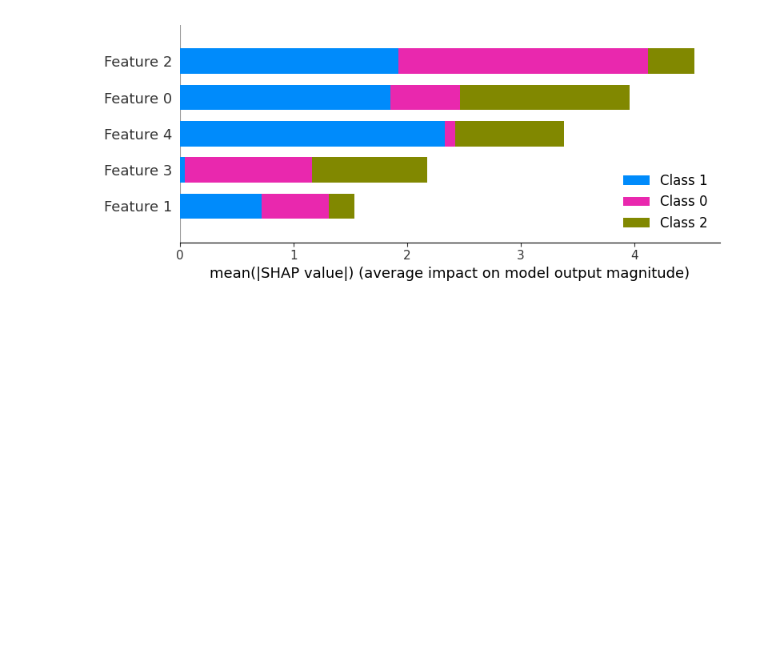
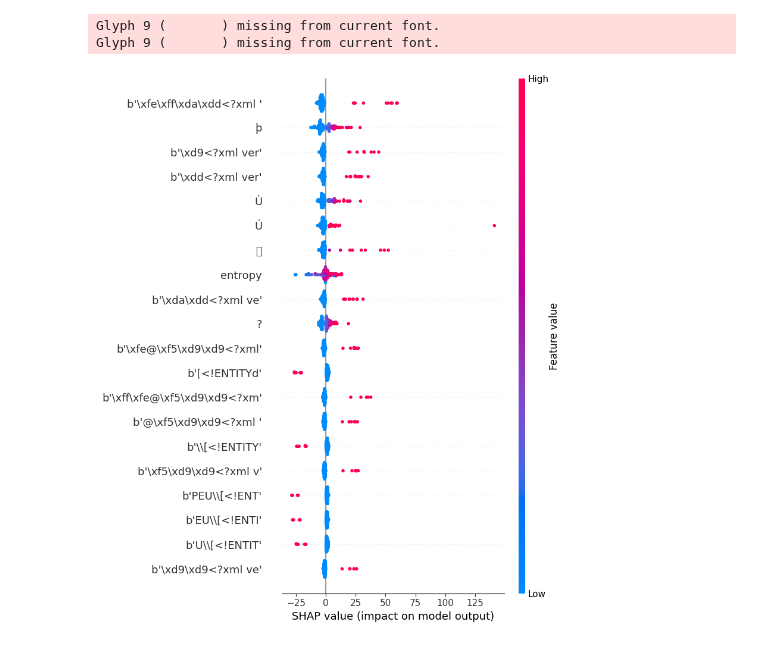
Before and after one commit to gavin-black-dsu/ruftModel, a Jupyter notebook: modelDevelopment.ipynb, the cells around one changed output. Cells and saved outputs as stored; diff of their text form; code cells hidden in the pictures; blank space fills up the shorter version.

Commit message:
Updated network to work with real data

```diff
--- a/modelDevelopment.ipynb
+++ b/modelDevelopment.ipynb
@@ -16,10 +16,10 @@ Args = type('Args', (object,), {})
 args = Args()
 
 args.file = "data/synthetic_data.csv"
-args.inputs = 5
-args.outputs = 3
-args.patience = 3
-args.min_delta = 0.1
+args.inputs = 357
+args.outputs = 1
+args.patience = 5
+args.min_delta = 0.0001
 args.val_size = 0.2
 args.batch_size = 128
 args.max_epochs = 5000
@@ -27,23 +27,36 @@ args.max_epochs = 5000
 logging.getLogger("lightning").setLevel(logging.ERROR)
 # %%
 class RuftModel(pl.LightningModule):
-    def __init__(self, input_size, output_size):
+    def __init__(self, input_size, output_size, hidden_size=128, dropout=0.5):
         super().__init__()
-        self.layer = nn.Linear(input_size, output_size)
+        self.layer = nn.Linear(input_size, hidden_size)
+        self.hidden = nn.Linear(hidden_size, hidden_size)
+        self.output = nn.Linear(hidden_size, output_size)
+        self.relu = nn.ReLU()
+        self.dropout = nn.Dropout(dropout)
+        #self.sigmoid = nn.Sigmoid()
 
     def forward(self, x):
-        return self.layer(x)
+        x = self.layer(x)
+        x = self.relu(x)
+        x = self.dropout(x)
+        x = self.hidden(x)
+        x = self.relu(x)
+        x = self.dropout(x)
+        x = self.output(x)
+        #x = self.sigmoid(x)
+        return x
 
     def training_step(self, batch, batch_idx):
         x, y = batch
         y_hat = self(x)
-        loss = nn.functional.mse_loss(y_hat, y)
+        loss = nn.BCEWithLogitsLoss()(y_hat.view(-1), y.type_as(y_hat).view(-1))  # Adjusting shapes
         return loss
 
     def validation_step(self, batch, batch_idx):
         x, y = batch
         y_hat = self(x)
-        val_loss = nn.functional.mse_loss(y_hat, y)
+        val_loss = nn.BCEWithLogitsLoss()(y_hat.view(-1), y.type_as(y_hat).view(-1))
         self.log('val_loss', val_loss)
         return val_loss
 
@@ -85,9 +98,9 @@ early_stop_callback = EarlyStopping(
     mode='min'
 )
 # %%
-data = pd.read_csv('data/synthetic_data.csv')
-X = data.iloc[:, :-3].values
-y = data.iloc[:, -3:].values
+data = pd.read_pickle('data/libxml2_train.pkl')
+X = data.iloc[:, :-1].values
+y = data.iloc[:, -1:].values
 
 X_train, X_val, y_train, y_val = train_test_split(X, y, test_size=args.val_size)
 scaler = StandardScaler()
@@ -147,9 +157,11 @@ Epoch 5000: Validation Loss = 13363.4512
 # %%
 data_for_explanation = next(iter(val_dataloader))
 features, _ = data_for_explanation
 
-explainer = shap.DeepExplainer(model, features)
+explainer = shap.GradientExplainer(model, features)
 shap_values = explainer.shap_values(features)
-shap.summary_plot(shap_values, features)
+shap.summary_plot(shap_values, features, feature_names=list(data.columns))
 # %% [output]
+Glyph 9 (       ) missing from current font.
+Glyph 9 (       ) missing from current font.
-[figure, old version]
+[figure, new version]
```
Also changed, not shown: parts of 1 cell of this notebook.
